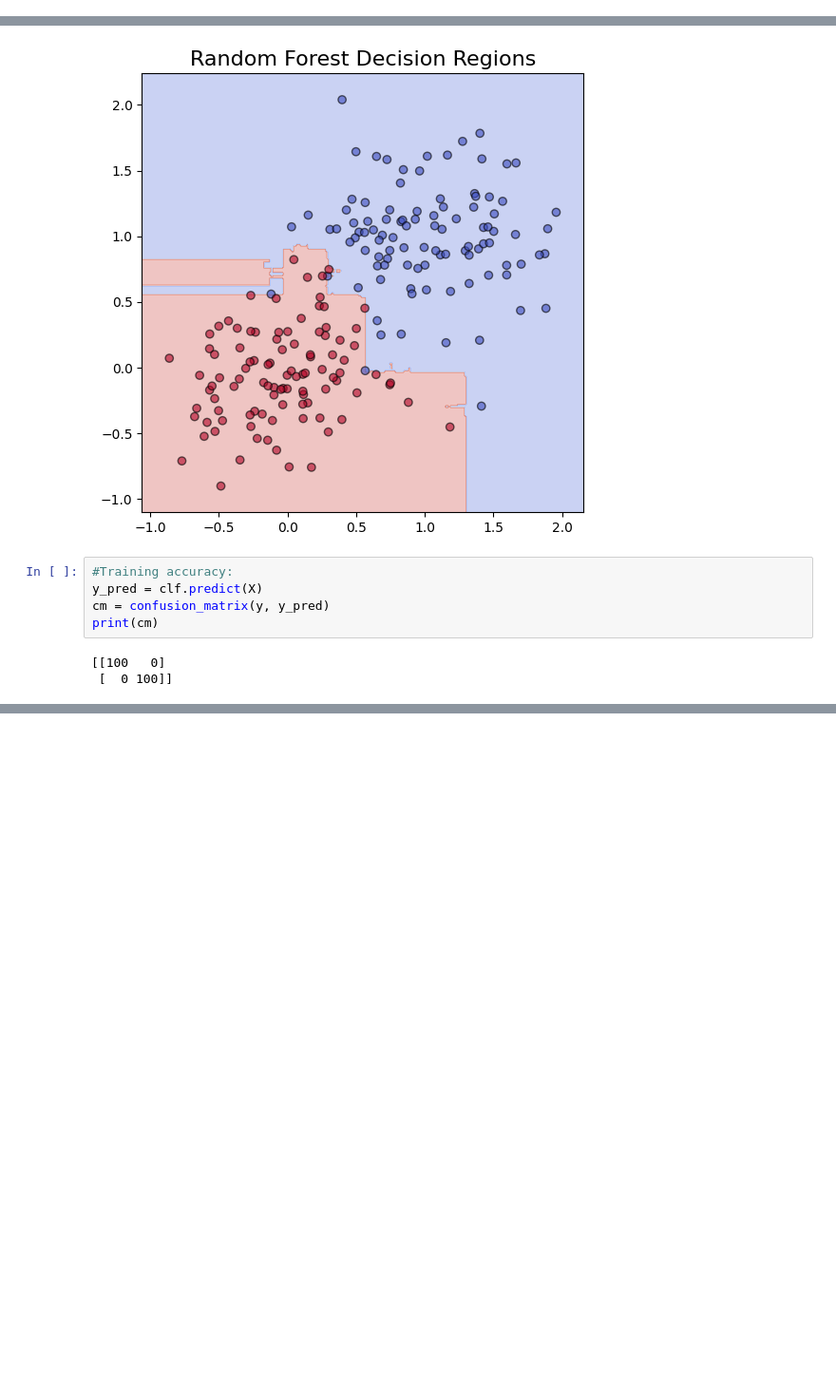
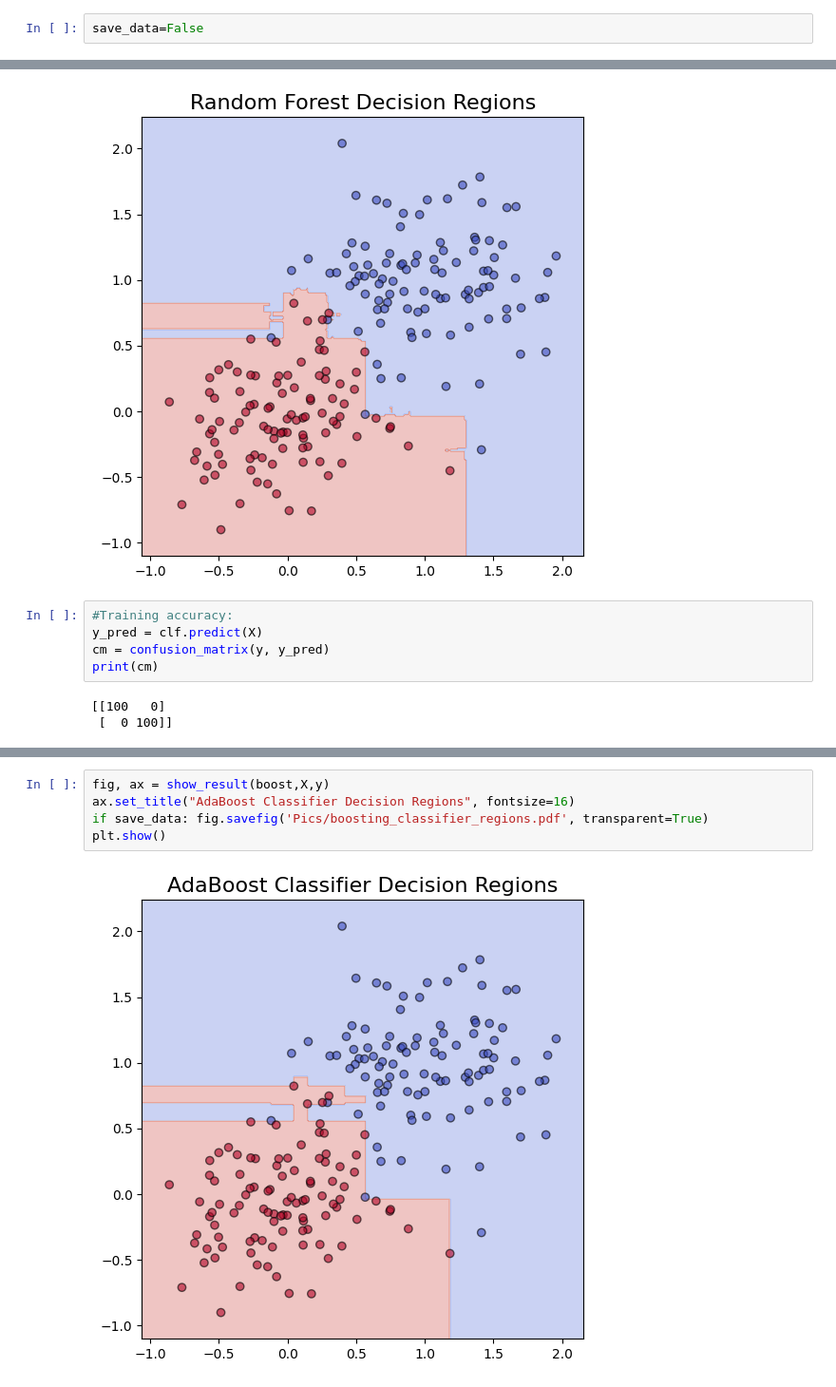
Before and after one commit to ajakovac/ML-in-Practice-I, a Jupyter notebook: DT and bagging.ipynb, the cells around one changed output, grey strips where cells are left out. Shown at 95% size. Saved outputs shown, nothing was run; the diff lists cells and outputs as text; blank space fills up the shorter version.

```diff
--- a/DT and bagging.ipynb
+++ b/DT and bagging.ipynb
@@ -8,6 +8,8 @@ from sklearn.metrics import confusion_matrix
 from sklearn.ensemble import RandomForestClassifier
 from sklearn.metrics import accuracy_score
 from sklearn.ensemble import BaggingClassifier
+# %%
+save_data=False
 # %%
 np.random.seed(122)
 Npoints = 200
@@ -208,0 +291,7 @@ plt.show()
+# %%
+fig, ax = show_result(boost,X,y)
+ax.set_title("AdaBoost Classifier Decision Regions", fontsize=16)
+if save_data: fig.savefig('Pics/boosting_classifier_regions.pdf', transparent=True)
+plt.show()
+# %% [output]
+[figure, added]
```
Also changed, not shown: parts of 13 cells of this notebook, 15 other files.
